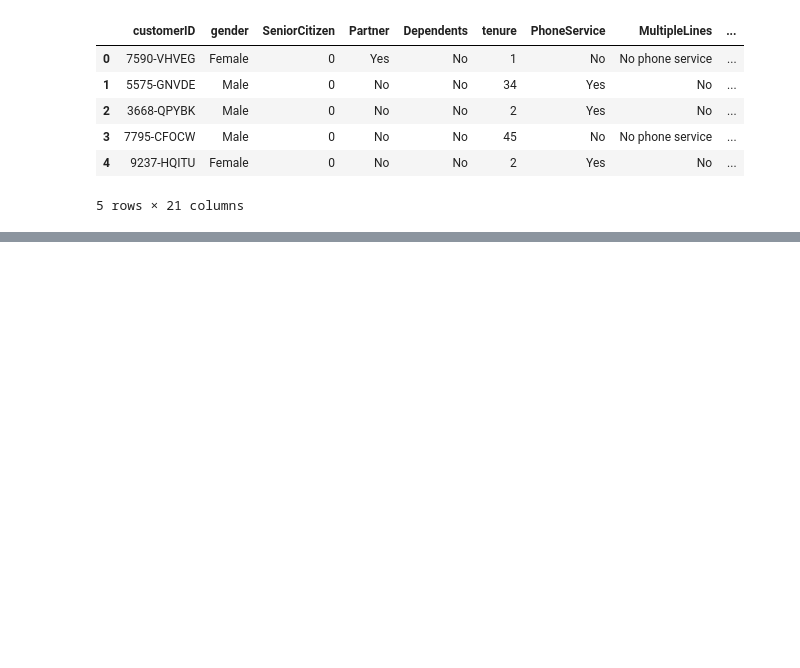
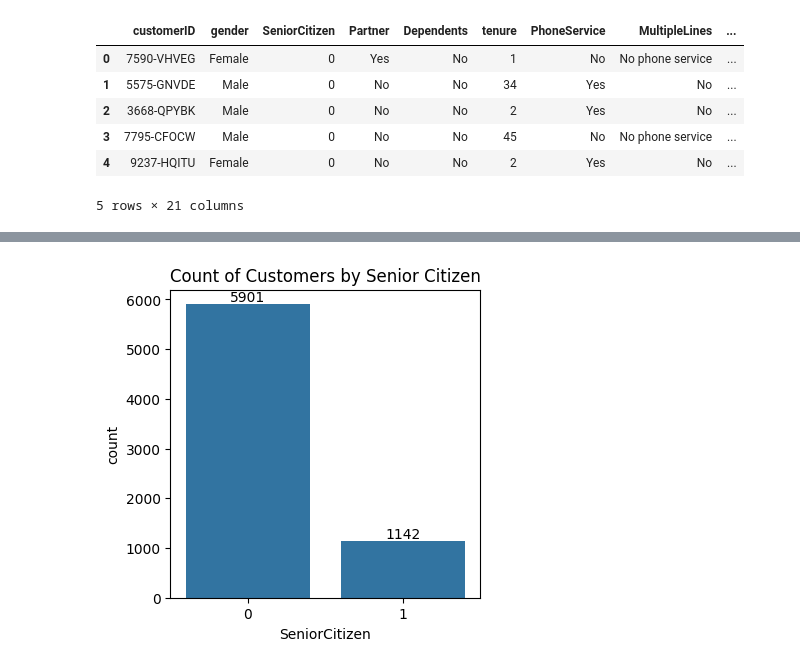
Before and after one commit to AmbikaSinghSengar/EDA-Project, a Jupyter notebook: eda.ipynb, the cells around one changed output, grey strips where cells are left out. Saved outputs shown, nothing was run; the diff lists cells and outputs as text; code cells hidden in the pictures; blank space fills up the shorter version.

```diff
--- a/eda.ipynb
+++ b/eda.ipynb
@@ -16,0 +136,8 @@ df.head()
+# %%
+plt.figure(figsize = (4,4))
+ax = sns.countplot(x = "SeniorCitizen", data = df)
+ax.bar_label(ax.containers[0])
+plt.title("Count of Customers by Senior Citizen")
+plt.show()
+# %% [output]
+[figure, added]
```
Also changed, not shown: parts of 24 cells of this notebook.
